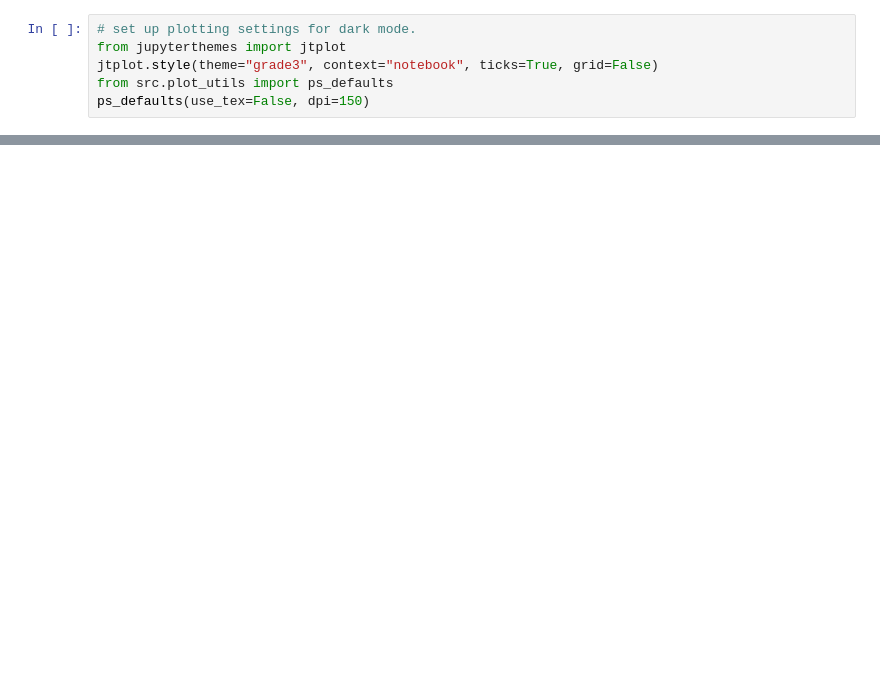
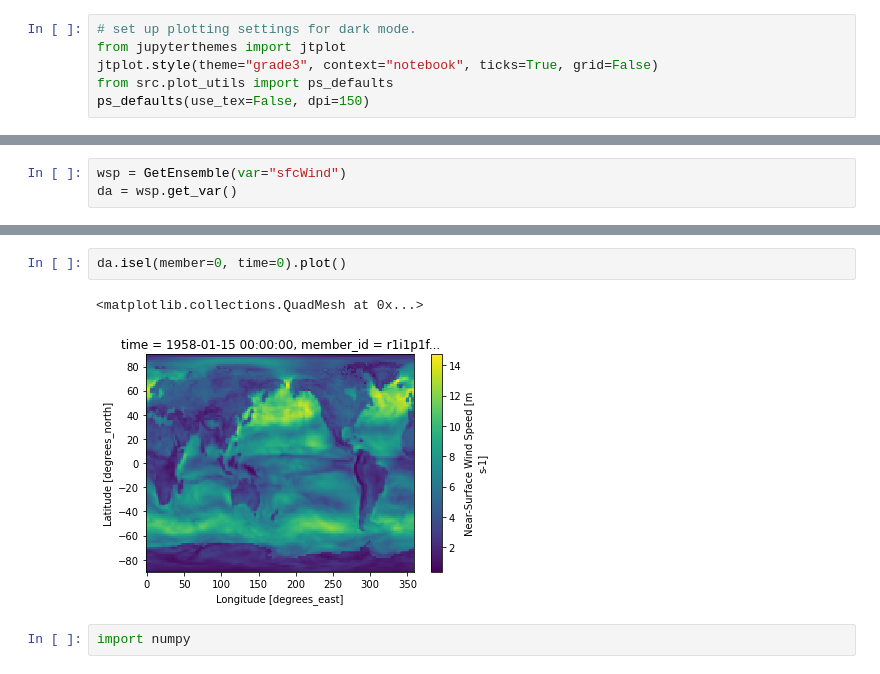
Before and after one commit to sdat2/seager19, a Jupyter notebook: pangeo.ipynb, the cells around one changed output, grey strips where cells are left out. Saved outputs shown, nothing was run; the diff lists cells and outputs as text; blank space fills up the shorter version.

```diff
--- a/pangeo.ipynb
+++ b/pangeo.ipynb
@@ -41,0 +76,3 @@ TypeError: _maybe_cast_slice_bound() missing 1 required positional argument: 'ki
+# %%
+wsp = GetEnsemble(var="sfcWind")
+da = wsp.get_var()
@@ -41,0 +98,7 @@ TypeError: _maybe_cast_slice_bound() missing 1 required positional argument: 'ki
+# %%
+da.isel(member=0, time=0).plot()
+# %% [output]
+<matplotlib.collections.QuadMesh at 0x...>
+[figure, added]
+# %%
+import numpy
```
Also changed, not shown: parts of 16 cells of this notebook, 3 other files.
